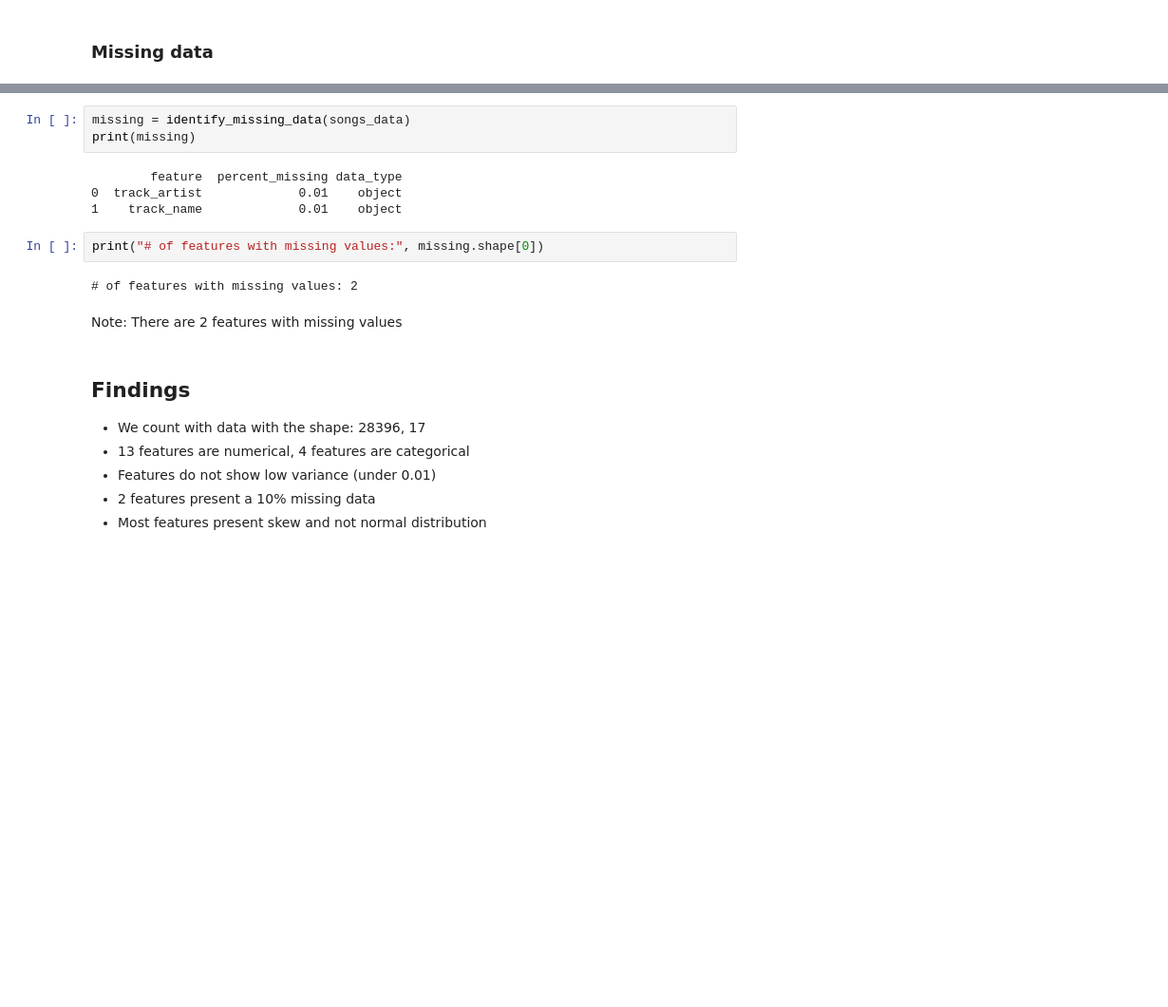
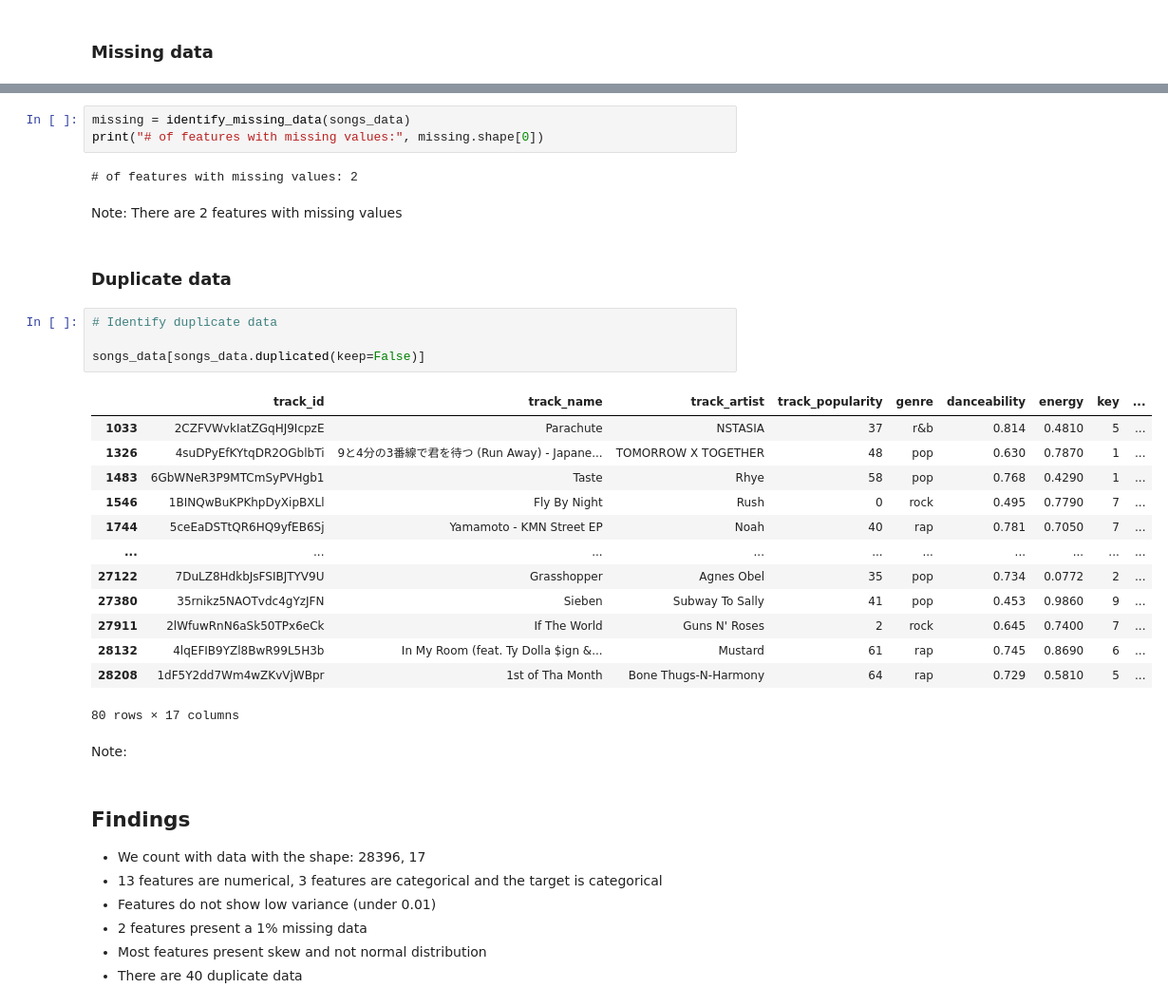
Before and after one commit to OscarOchoaS/Machine_Learning_Project, a Jupyter notebook: notebooks/1_eda.ipynb, the cells around one changed output, grey strips where cells are left out. Shown at 95% size. Drawn from its saved outputs; the diff is of its cells as text; blank space fills up the shorter version.

```diff
--- a/notebooks/1_eda.ipynb
+++ b/notebooks/1_eda.ipynb
@@ -137,21 +166,38 @@ Note: we can observe that certain feature have a skew, while some present a norm
 # %%
 missing = identify_missing_data(songs_data)
-print(missing)
+print("# of features with missing values:", missing.shape[0])
 # %% [output]
-        feature  percent_missing data_type
-0  track_artist             0.01    object
-1    track_name             0.01    object
+# of features with missing values: 2
-# %%
-print("# of features with missing values:", missing.shape[0])
-# %% [output]
-# of features with missing values: 2
 # %% [markdown]
 Note: There are 2 features with missing values
+# %% [markdown]
+### Duplicate data
+# %%
+# Identify duplicate data
+
+songs_data[songs_data.duplicated(keep=False)]
+# %% [output]
+|  | track_id | track_name | track_artist | track_popularity | genre | danceability | energy | key | ... |
+| 1033 | 2CZFVWvkIatZGqHJ9IcpzE | Parachute | NSTASIA | 37 | r&b | 0.814 | 0.4810 | 5 | ... |
+| 1326 | 4suDPyEfKYtqDR2OGblbTi | 9と4分の3番線で君を待つ (Run Away) - Japane... | TOMORROW X TOGETHER | 48 | pop | 0.630 | 0.7870 | 1 | ... |
+| 1483 | 6GbWNeR3P9MTCmSyPVHgb1 | Taste | Rhye | 58 | pop | 0.768 | 0.4290 | 1 | ... |
+| 1546 | 1BINQwBuKPKhpDyXipBXLl | Fly By Night | Rush | 0 | rock | 0.495 | 0.7790 | 7 | ... |
+| 1744 | 5ceEaDSTtQR6HQ9yfEB6Sj | Yamamoto - KMN Street EP | Noah | 40 | rap | 0.781 | 0.7050 | 7 | ... |
+| ... | ... | ... | ... | ... | ... | ... | ... | ... | ... |
+| 27122 | 7DuLZ8HdkbJsFSIBJTYV9U | Grasshopper | Agnes Obel | 35 | pop | 0.734 | 0.0772 | 2 | ... |
+| 27380 | 35rnikz5NAOTvdc4gYzJFN | Sieben | Subway To Sally | 41 | pop | 0.453 | 0.9860 | 9 | ... |
+| 27911 | 2lWfuwRnN6aSk50TPx6eCk | If The World | Guns N' Roses | 2 | rock | 0.645 | 0.7400 | 7 | ... |
+| 28132 | 4lqEFIB9YZl8BwR99L5H3b | In My Room (feat. Ty Dolla $ign &... | Mustard | 61 | rap | 0.745 | 0.8690 | 6 | ... |
+| 28208 | 1dF5Y2dd7Wm4wZKvVjWBpr | 1st of Tha Month | Bone Thugs-N-Harmony | 64 | rap | 0.729 | 0.5810 | 5 | ... |
+80 rows × 17 columns
+# %% [markdown]
+Note:
 # %% [markdown]
 ## Findings
 
 - We count with data with the shape: 28396, 17
-- 13 features are numerical, 4 features are categorical
+- 13 features are numerical, 3 features are categorical and the target is categorical
 - Features do not show low variance (under 0.01)
-- 2 features present a 10% missing data
+- 2 features present a 1% missing data
 - Most features present skew and not normal distribution
+- There are 40 duplicate data
```
Also changed, not shown: parts of 15 cells of this notebook.
